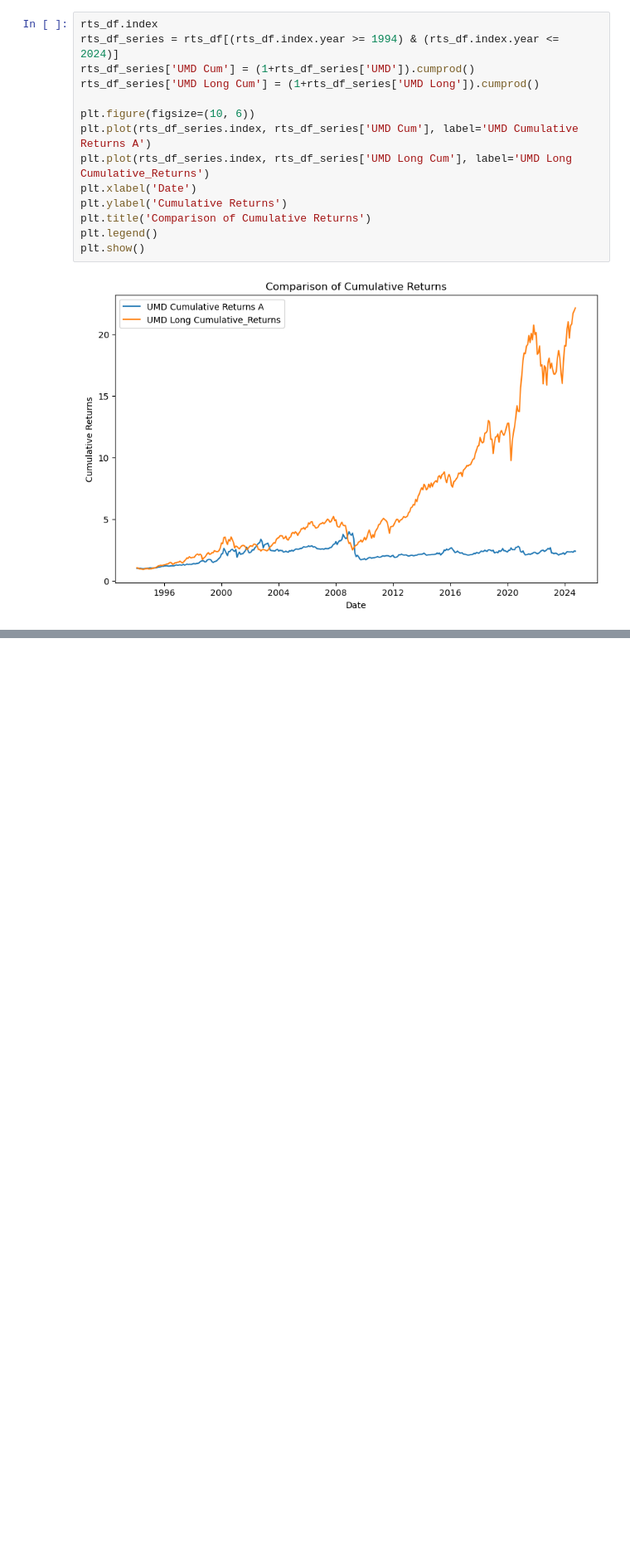
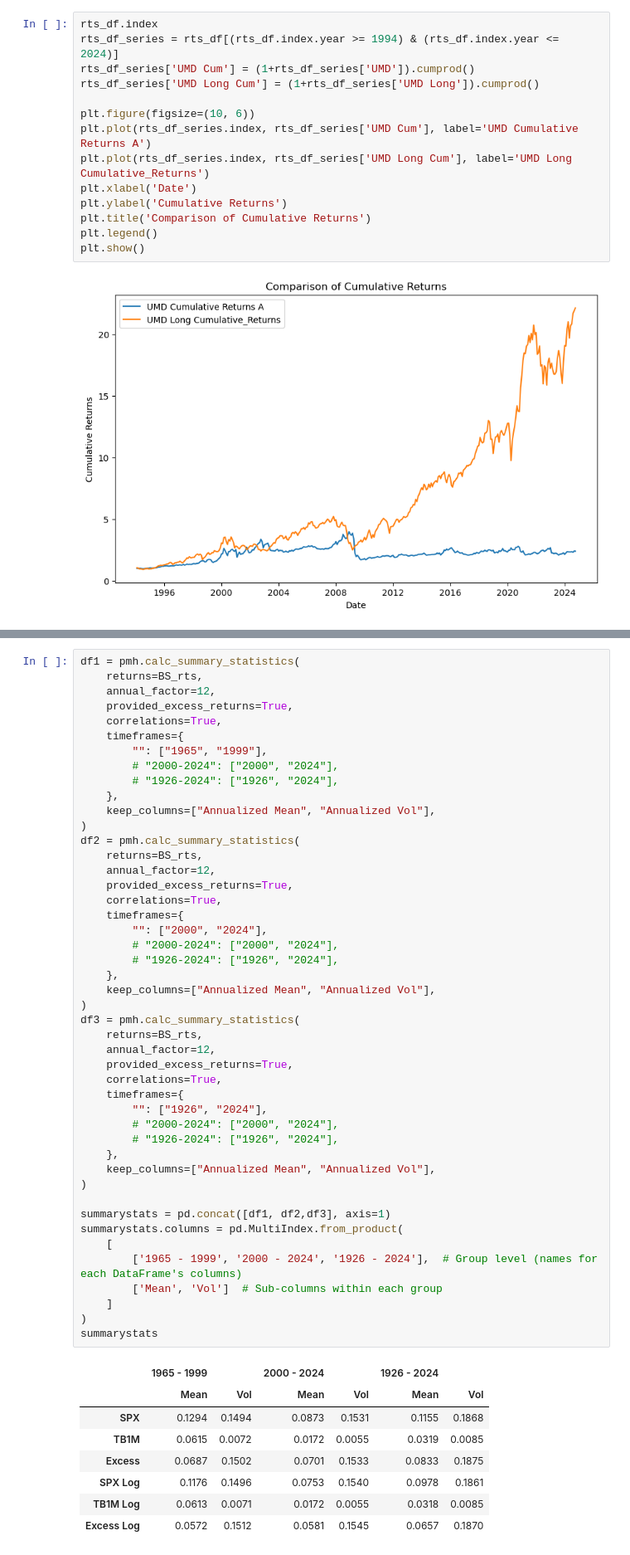
Before and after one commit to ekopen/finm-portfolio-2024, a Jupyter notebook: homework/Eric Kopen HW6.ipynb, the cells around one changed output, grey strips where cells are left out. Shown at 83% size. Cells and saved outputs as stored; diff of their text form; blank space fills up the shorter version.

```diff
--- a/homework/Eric Kopen HW6.ipynb
+++ b/homework/Eric Kopen HW6.ipynb
@@ -120,0 +259,55 @@ Is momentum just data mining, or is it a robust strategy?
+# %%
+df1 = pmh.calc_summary_statistics(
+    returns=BS_rts,
+    annual_factor=12,
+    provided_excess_returns=True,
+    correlations=True,
+    timeframes={
+        "": ["1965", "1999"],
+        # "2000-2024": ["2000", "2024"],
+        # "1926-2024": ["1926", "2024"],
+    },
+    keep_columns=["Annualized Mean", "Annualized Vol"],
+)
+df2 = pmh.calc_summary_statistics(
+    returns=BS_rts,
+    annual_factor=12,
+    provided_excess_returns=True,
+    correlations=True,
+    timeframes={
+        "": ["2000", "2024"],
+        # "2000-2024": ["2000", "2024"],
+        # "1926-2024": ["1926", "2024"],
+    },
+    keep_columns=["Annualized Mean", "Annualized Vol"],
+)
+df3 = pmh.calc_summary_statistics(
+    returns=BS_rts,
+    annual_factor=12,
+    provided_excess_returns=True,
+    correlations=True,
+    timeframes={
+        "": ["1926", "2024"],
+        # "2000-2024": ["2000", "2024"],
+        # "1926-2024": ["1926", "2024"],
+    },
+    keep_columns=["Annualized Mean", "Annualized Vol"],
+)
+
+summarystats = pd.concat([df1, df2,df3], axis=1)
+summarystats.columns = pd.MultiIndex.from_product(
+    [
+        ['1965 - 1999', '2000 - 2024', '1926 - 2024'],  # Group level (names for each DataFrame's columns)
+        ['Mean', 'Vol']  # Sub-columns within each group
+    ]
+)
+summarystats
+# %% [output]
+|  | 1965 - 1999 |  | 2000 - 2024 |  | 1926 - 2024 |  |
+|  | Mean | Vol | Mean | Vol | Mean | Vol |
+| SPX | 0.1294 | 0.1494 | 0.0873 | 0.1531 | 0.1155 | 0.1868 |
+| TB1M | 0.0615 | 0.0072 | 0.0172 | 0.0055 | 0.0319 | 0.0085 |
+| Excess | 0.0687 | 0.1502 | 0.0701 | 0.1533 | 0.0833 | 0.1875 |
+| SPX Log | 0.1176 | 0.1496 | 0.0753 | 0.1540 | 0.0978 | 0.1861 |
+| TB1M Log | 0.0613 | 0.0071 | 0.0172 | 0.0055 | 0.0318 | 0.0085 |
+| Excess Log | 0.0572 | 0.1512 | 0.0581 | 0.1545 | 0.0657 | 0.1870 |
```
Also changed, not shown: parts of 18 cells of this notebook.
